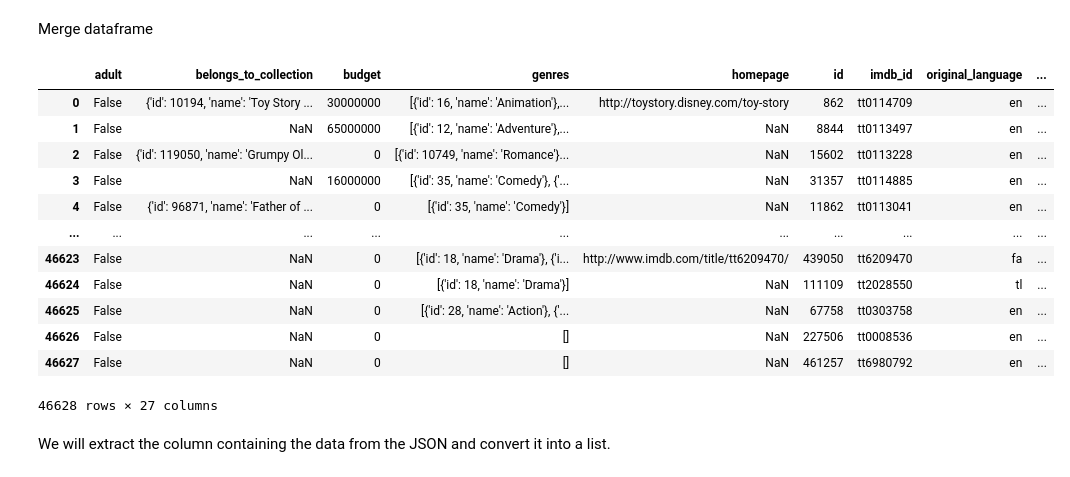
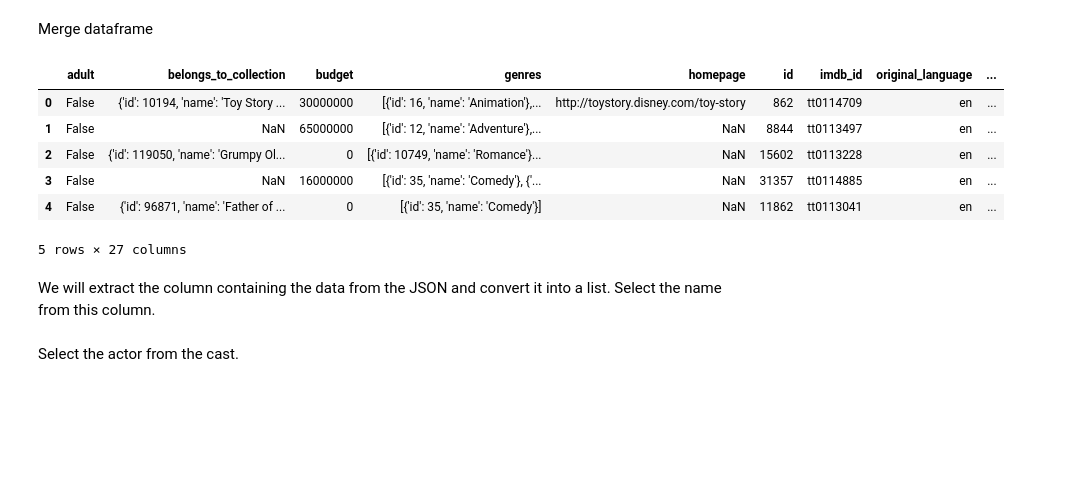
Before and after one commit to smyzw1wzq/da_project, a Jupyter notebook: Movies.ipynb, the cells around one changed output. Drawn from its saved outputs; the diff is of its cells as text; code cells hidden in the pictures; blank space fills up the shorter version.

```diff
--- a/Movies.ipynb
+++ b/Movies.ipynb
@@ -146,23 +147,17 @@ Merge dataframe
 df_merge = df_movies.merge(credits, on='id')
 df_merge = df_merge.merge(keywords, on='id')
 # %%
-df_merge
+df_merge.head()
 # %% [output]
 |  | adult | belongs_to_collection | budget | genres | homepage | id | imdb_id | original_language | ... |
 | 0 | False | {'id': 10194, 'name': 'Toy Story ... | 30000000 | [{'id': 16, 'name': 'Animation'},... | http://toystory.disney.com/toy-story | 862 | tt0114709 | en | ... |
 | 1 | False | NaN | 65000000 | [{'id': 12, 'name': 'Adventure'},... | NaN | 8844 | tt0113497 | en | ... |
 | 2 | False | {'id': 119050, 'name': 'Grumpy Ol... | 0 | [{'id': 10749, 'name': 'Romance'}... | NaN | 15602 | tt0113228 | en | ... |
 | 3 | False | NaN | 16000000 | [{'id': 35, 'name': 'Comedy'}, {'... | NaN | 31357 | tt0114885 | en | ... |
 | 4 | False | {'id': 96871, 'name': 'Father of ... | 0 | [{'id': 35, 'name': 'Comedy'}] | NaN | 11862 | tt0113041 | en | ... |
-| ... | ... | ... | ... | ... | ... | ... | ... | ... | ... |
-| 46623 | False | NaN | 0 | [{'id': 18, 'name': 'Drama'}, {'i... | http://www.imdb.com/title/tt6209470/ | 439050 | tt6209470 | fa | ... |
-| 46624 | False | NaN | 0 | [{'id': 18, 'name': 'Drama'}] | NaN | 111109 | tt2028550 | tl | ... |
-| 46625 | False | NaN | 0 | [{'id': 28, 'name': 'Action'}, {'... | NaN | 67758 | tt0303758 | en | ... |
-| 46626 | False | NaN | 0 | [] | NaN | 227506 | tt0008536 | en | ... |
-| 46627 | False | NaN | 0 | [] | NaN | 461257 | tt6980792 | en | ... |
-46628 rows × 27 columns
+5 rows × 27 columns
 # %% [markdown]
-We will extract the column containing the data from the JSON and convert it into a list.
+We will extract the column containing the data from the JSON and convert it into a list. Select the name from this column.
 # %%
 df_merge['genres'] = df_merge['genres'].fillna('[]').apply(literal_eval).apply(lambda x: [i['name'] for i in x] if isinstance(x, list) else [])
 
@@ -171,5 +166,7 @@ df_merge['production_countries'] = df_merge['production_countries'].fillna('[]')
 df_merge['production_companies'] = df_merge['production_companies'].fillna('[]').apply(literal_eval).apply(lambda x: [i['name'] for i in x] if isinstance(x, list) else [])
 
 df_merge['spoken_languages'] = df_merge['spoken_languages'].fillna('[]').apply(literal_eval).apply(lambda x: [i['name'] for i in x] if isinstance(x, list) else [])
+# %% [markdown]
+Select the actor from the cast.
 # %%
 df_merge['cast'] = df_merge['cast'].apply(literal_eval).apply(lambda x: [i['name'] for i in x] if isinstance(x, list) else [])
```
Also changed, not shown: parts of 12 cells of this notebook.
